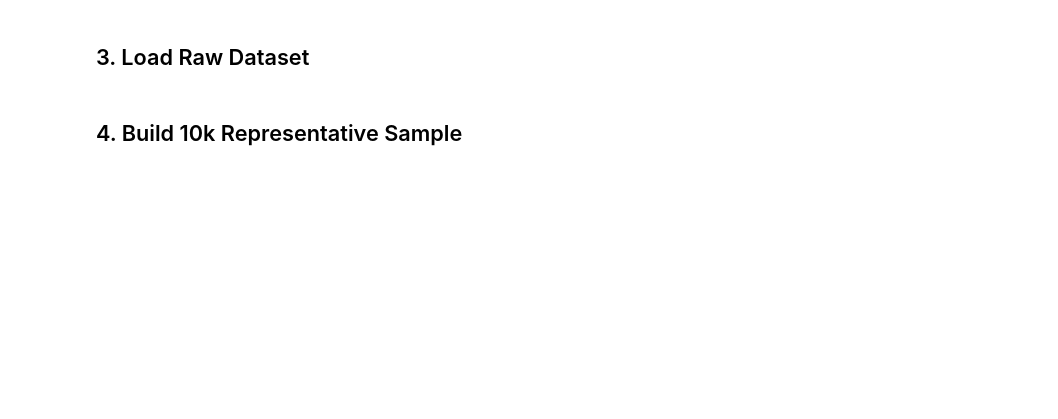
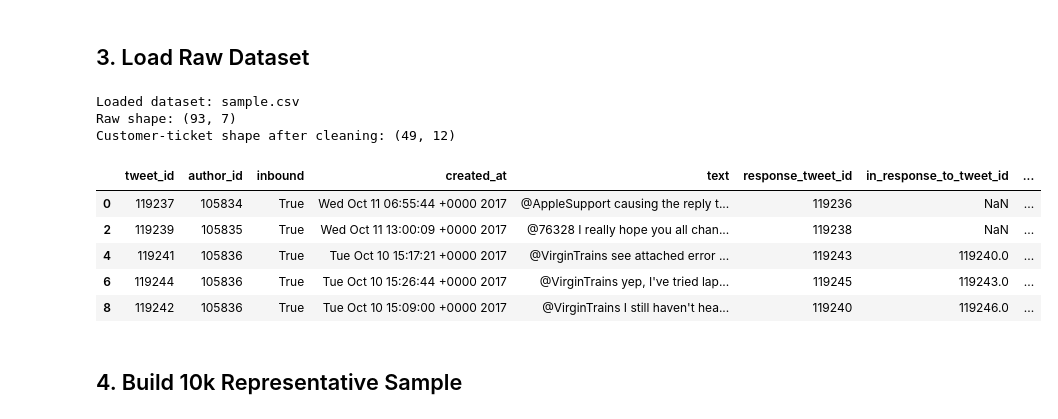
Before and after one commit to Amer-Itani/decision-intelligence-assistant, a Jupyter notebook: notebooks/decision_intelligence_assistant.ipynb, the cells around one changed output. Cells and saved outputs as stored; diff of their text form; code cells hidden in the pictures; blank space fills up the shorter version.

```diff
--- a/notebooks/decision_intelligence_assistant.ipynb
+++ b/notebooks/decision_intelligence_assistant.ipynb
@@ -122,7 +118,11 @@ def to_bool_flag(raw_value: Any) -> bool:
 
 def load_raw_dataset(raw_dir: Path) -> tuple[pd.DataFrame, Path]:
     """Load the first supported dataset found in data/raw."""
-    candidates = sorted(raw_dir.glob("*.csv")) + sorted(raw_dir.glob("*.parquet"))
+    csv_candidates = sorted(raw_dir.glob("*.csv"))
+    parquet_candidates = sorted(raw_dir.glob("*.parquet"))
+    preferred_csv = [path for path in csv_candidates if path.name == "twcs.csv"]
+    fallback_csv = [path for path in csv_candidates if path.name != "twcs.csv"]
+    candidates = preferred_csv + fallback_csv + parquet_candidates
 
     if not candidates:
         raise FileNotFoundError(
@@ -156,33 +156,43 @@ df["inbound_flag"] = df["inbound"].apply(to_bool_flag)
 
 tweet_to_author = df.set_index("tweet_id")["author_id"].to_dict()
 if "response_tweet_id" in df.columns:
     df["brand_hint"] = df["response_tweet_id"].apply(
         lambda value: next(
             (tweet_to_author[tweet_id] for tweet_id in parse_linked_ids(value)
              if tweet_id in tweet_to_author),
             "unknown",
         )
     )
 else:
     df["brand_hint"] = "unknown"
 
 customer_tickets = df.loc[df["inbound_flag"]].copy()
 customer_tickets["text"] = customer_tickets["text"].str.strip()
 customer_tickets = customer_tickets.loc[customer_tickets["text"].ne("")].copy()
 customer_tickets["normalized_text"] = (
     customer_tickets["text"]
     .str.lower()
     .str.replace(r"\s+", " ", regex=True)
     .str.strip()
 )
 customer_tickets = customer_tickets.drop_duplicates(subset=["tweet_id"])
 customer_tickets = customer_tickets.drop_duplicates(subset=["normalized_text"])
 
 customer_tickets["text_length"] = customer_tickets["text"].str.len()
 customer_tickets["word_count"] = customer_tickets["text"].str.split().str.len()
 
 print(f"Customer-ticket shape after cleaning: {customer_tickets.shape}")
 display(customer_tickets.head())
+# %% [output]
+Loaded dataset: sample.csv
+Raw shape: (93, 7)
+Customer-ticket shape after cleaning: (49, 12)
+|  | tweet_id | author_id | inbound | created_at | text | response_tweet_id | in_response_to_tweet_id | ... |
+| 0 | 119237 | 105834 | True | Wed Oct 11 06:55:44 +0000 2017 | @AppleSupport causing the reply t... | 119236 | NaN | ... |
+| 2 | 119239 | 105835 | True | Wed Oct 11 13:00:09 +0000 2017 | @76328 I really hope you all chan... | 119238 | NaN | ... |
+| 4 | 119241 | 105836 | True | Tue Oct 10 15:17:21 +0000 2017 | @VirginTrains see attached error ... | 119243 | 119240.0 | ... |
+| 6 | 119244 | 105836 | True | Tue Oct 10 15:26:44 +0000 2017 | @VirginTrains yep, I've tried lap... | 119245 | 119243.0 | ... |
+| 8 | 119242 | 105836 | True | Tue Oct 10 15:09:00 +0000 2017 | @VirginTrains I still haven't hea... | 119240 | 119246.0 | ... |
 # %% [markdown]
 ## 4. Build 10k Representative Sample
 # %%
```
Also changed, not shown: parts of 7 cells of this notebook, 6 other files.
